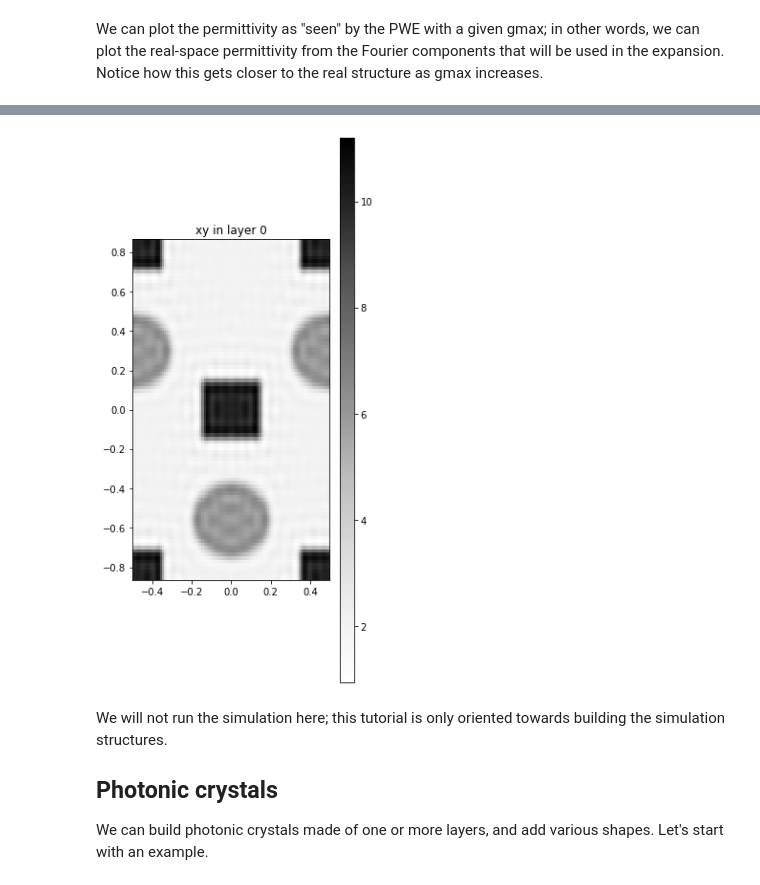
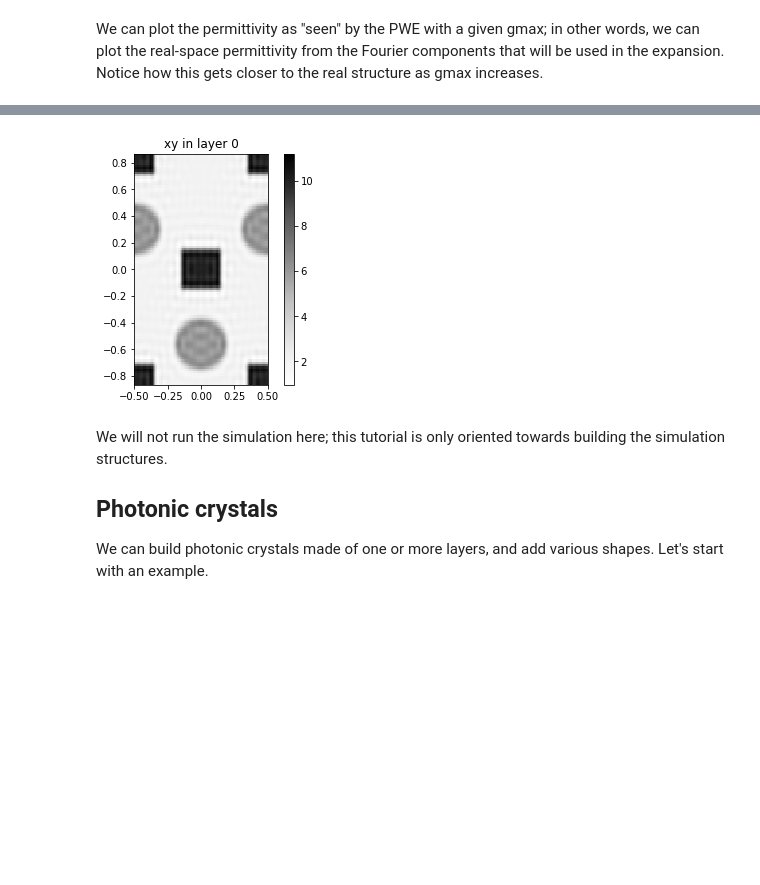
Before and after one commit to fancompute/legume, a Jupyter notebook: docs/examples/01_Shapes_layers_and_photonic_crystals.ipynb, the cells around one changed output, grey strips where cells are left out. Saved outputs shown, nothing was run; the diff lists cells and outputs as text; code cells hidden in the pictures; blank space fills up the shorter version.

```diff
--- a/docs/examples/01_Shapes_layers_and_photonic_crystals.ipynb
+++ b/docs/examples/01_Shapes_layers_and_photonic_crystals.ipynb
@@ -55,8 +55,8 @@ legume.viz.eps_ft(pwe)
 # %%
 pwe = legume.PlaneWaveExp(layer, gmax=6)
-legume.viz.eps_ft(pwe)
+legume.viz.eps_ft(pwe, figsize=3)
 # %% [output]
-[figure, old version]
+[figure, new version]
 # %% [markdown]
 We will not run the simulation here; this tutorial is only oriented towards building the simulation structures.
 
```
Also changed, not shown: parts of 6 cells of this notebook, 3 other files.
